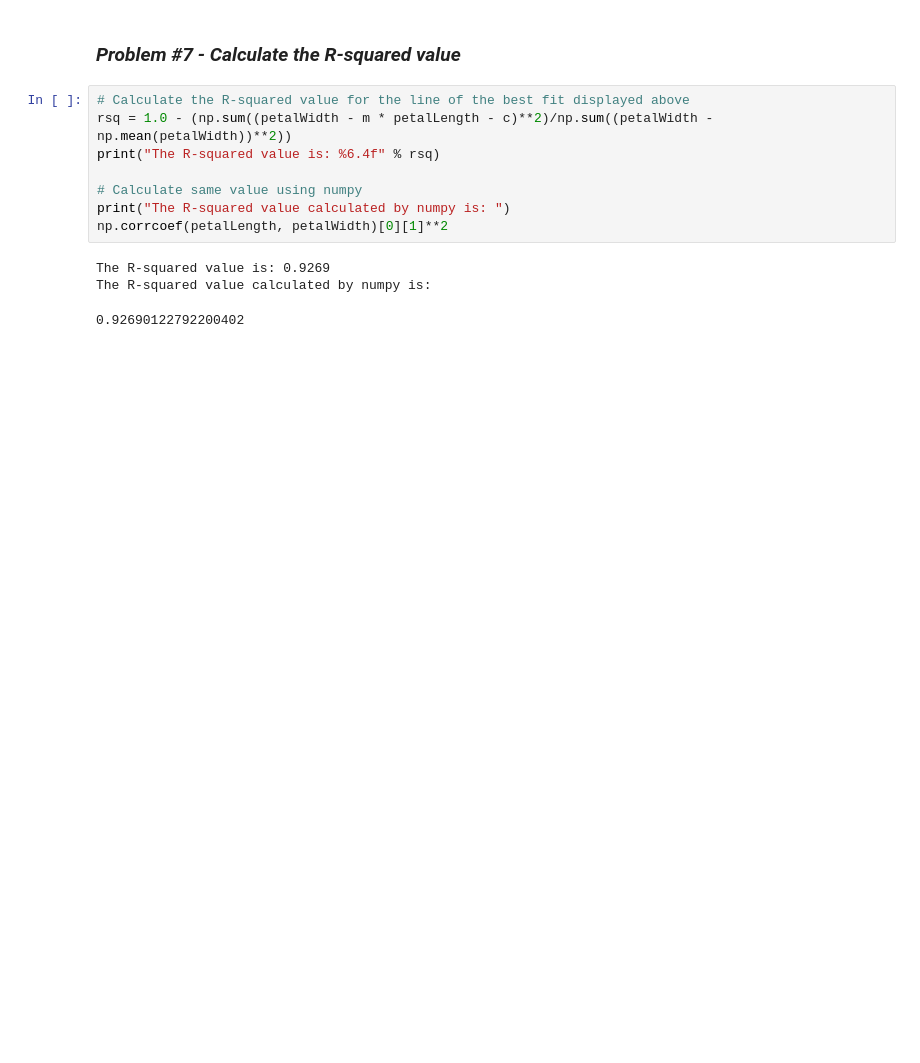
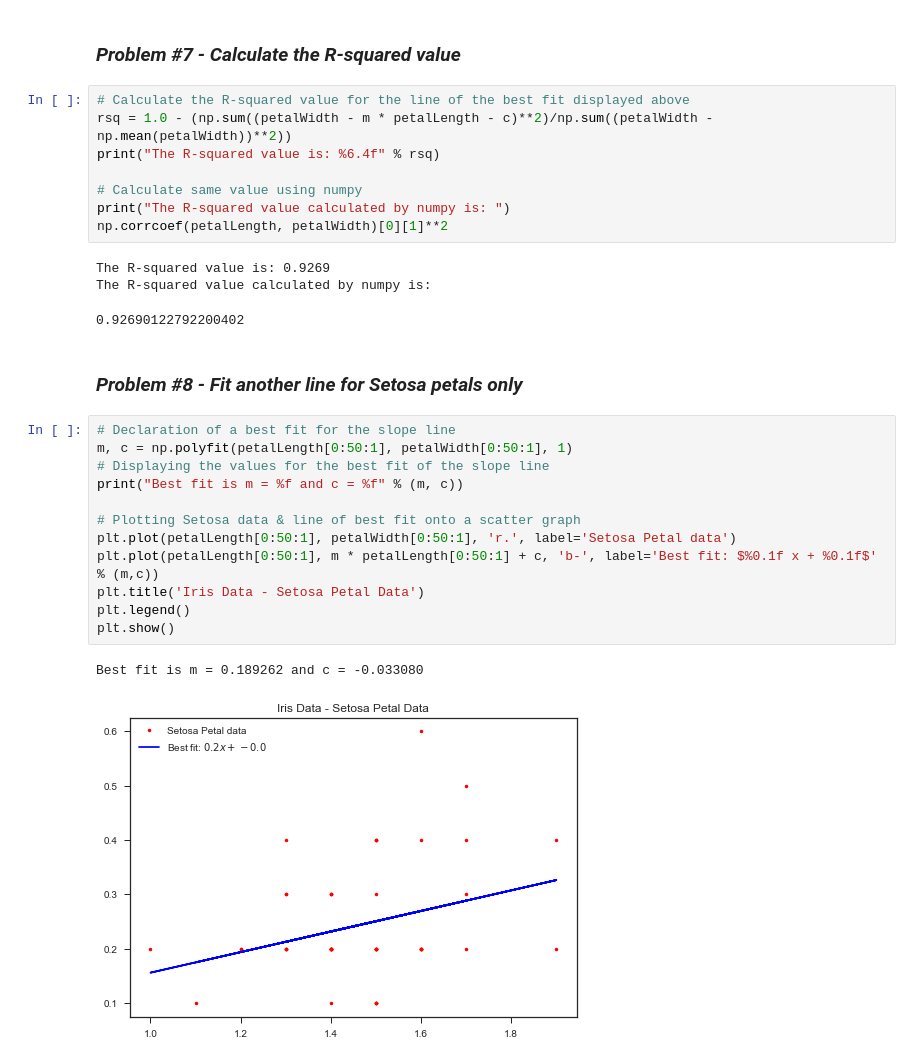
Before and after one commit to SnoW246/Emerging-Technologies, a Jupyter notebook: Jupyter, Numpy & Pyplot/Iris-Data-Set.ipynb, the cells around one changed output. Drawn from its saved outputs; the diff is of its cells as text; blank space fills up the shorter version.

```diff
--- a/Jupyter, Numpy & Pyplot/Iris-Data-Set.ipynb
+++ b/Jupyter, Numpy & Pyplot/Iris-Data-Set.ipynb
@@ -145,3 +145,20 @@ np.corrcoef(petalLength, petalWidth)[0][1]**2
 The R-squared value is: 0.9269
 The R-squared value calculated by numpy is:
 0.92690122792200402
+# %% [markdown]
+### *Problem #8 - Fit another line for Setosa petals only*
+# %%
+# Declaration of a best fit for the slope line
+m, c = np.polyfit(petalLength[0:50:1], petalWidth[0:50:1], 1)
+# Displaying the values for the best fit of the slope line
+print("Best fit is m = %f and c = %f" % (m, c))
+
+# Plotting Setosa data & line of best fit onto a scatter graph
+plt.plot(petalLength[0:50:1], petalWidth[0:50:1], 'r.', label='Setosa Petal data')
+plt.plot(petalLength[0:50:1], m * petalLength[0:50:1] + c, 'b-', label='Best fit: $%0.1f x + %0.1f$' % (m,c))
+plt.title('Iris Data - Setosa Petal Data')
+plt.legend()
+plt.show()
+# %% [output]
+Best fit is m = 0.189262 and c = -0.033080
+[figure, added]
```
Also changed, not shown: parts of 1 cell of this notebook.
